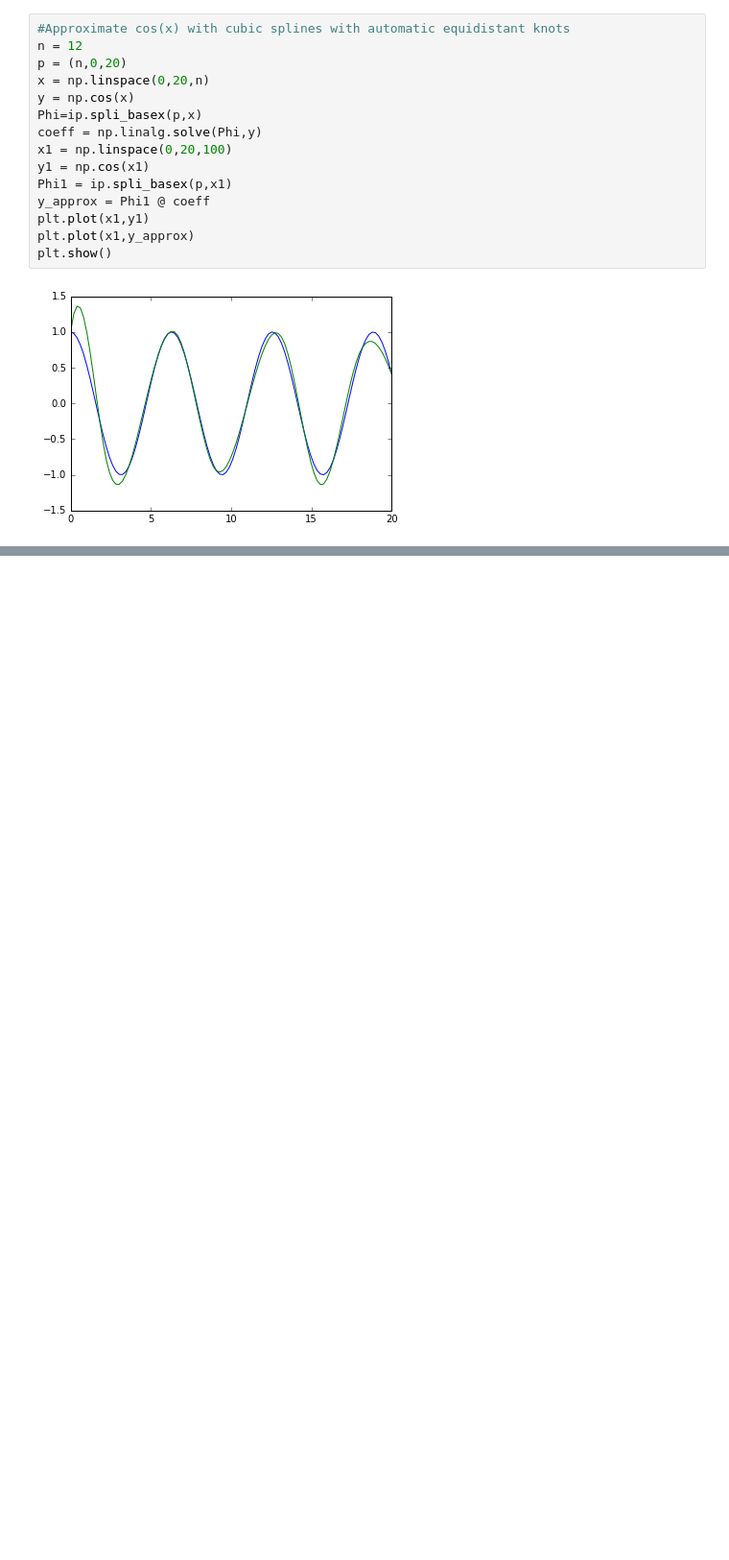
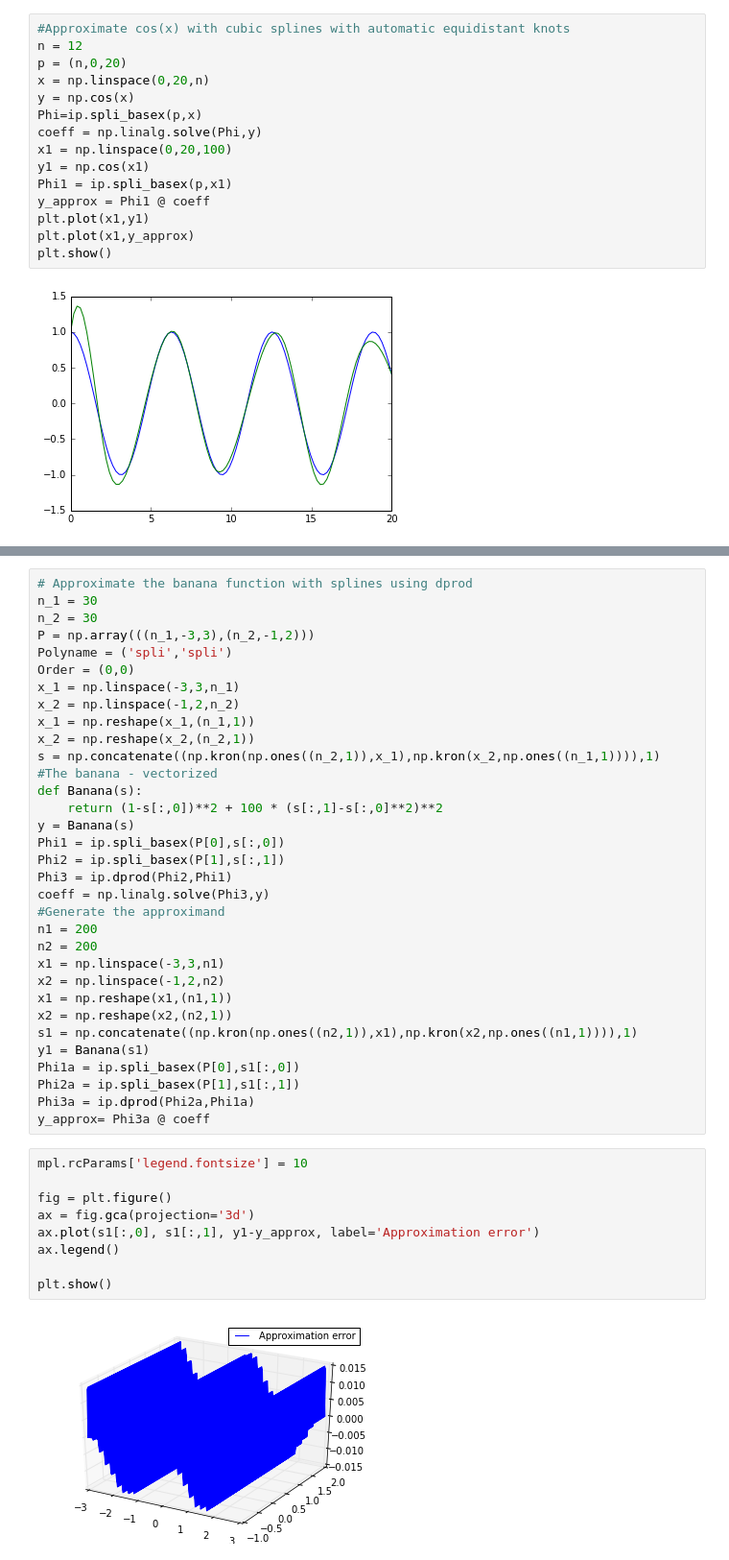
Before and after one commit to lt1245/poly_base, a Jupyter notebook: Tests.ipynb, the cells around one changed output, grey strips where cells are left out. Shown: that part at 96% size. Saved outputs shown, nothing was run; the diff lists cells and outputs as text; blank space fills up the shorter version.

```diff
--- a/Tests.ipynb
+++ b/Tests.ipynb
@@ -160,0 +161,44 @@ plt.show()
+# %%
+# Approximate the banana function with splines using dprod
+n_1 = 30
+n_2 = 30
+P = np.array(((n_1,-3,3),(n_2,-1,2)))
+Polyname = ('spli','spli')
+Order = (0,0)
+x_1 = np.linspace(-3,3,n_1)
+x_2 = np.linspace(-1,2,n_2)
+x_1 = np.reshape(x_1,(n_1,1))
+x_2 = np.reshape(x_2,(n_2,1))
+s = np.concatenate((np.kron(np.ones((n_2,1)),x_1),np.kron(x_2,np.ones((n_1,1)))),1)
+#The banana - vectorized
+def Banana(s):
+    return (1-s[:,0])**2 + 100 * (s[:,1]-s[:,0]**2)**2
+y = Banana(s)
+Phi1 = ip.spli_basex(P[0],s[:,0])
+Phi2 = ip.spli_basex(P[1],s[:,1])
+Phi3 = ip.dprod(Phi2,Phi1)
+coeff = np.linalg.solve(Phi3,y)
+#Generate the approximand
+n1 = 200
+n2 = 200
+x1 = np.linspace(-3,3,n1)
+x2 = np.linspace(-1,2,n2)
+x1 = np.reshape(x1,(n1,1))
+x2 = np.reshape(x2,(n2,1))
+s1 = np.concatenate((np.kron(np.ones((n2,1)),x1),np.kron(x2,np.ones((n1,1)))),1)
+y1 = Banana(s1)
+Phi1a = ip.spli_basex(P[0],s1[:,0])
+Phi2a = ip.spli_basex(P[1],s1[:,1])
+Phi3a = ip.dprod(Phi2a,Phi1a)
+y_approx= Phi3a @ coeff
+# %%
+mpl.rcParams['legend.fontsize'] = 10
+
+fig = plt.figure()
+ax = fig.gca(projection='3d')
+ax.plot(s1[:,0], s1[:,1], y1-y_approx, label='Approximation error')
+ax.legend()
+
+plt.show()
+# %% [output]
+[figure, added]
```
Also changed, not shown: parts of 3 cells of this notebook, 1 other file.
